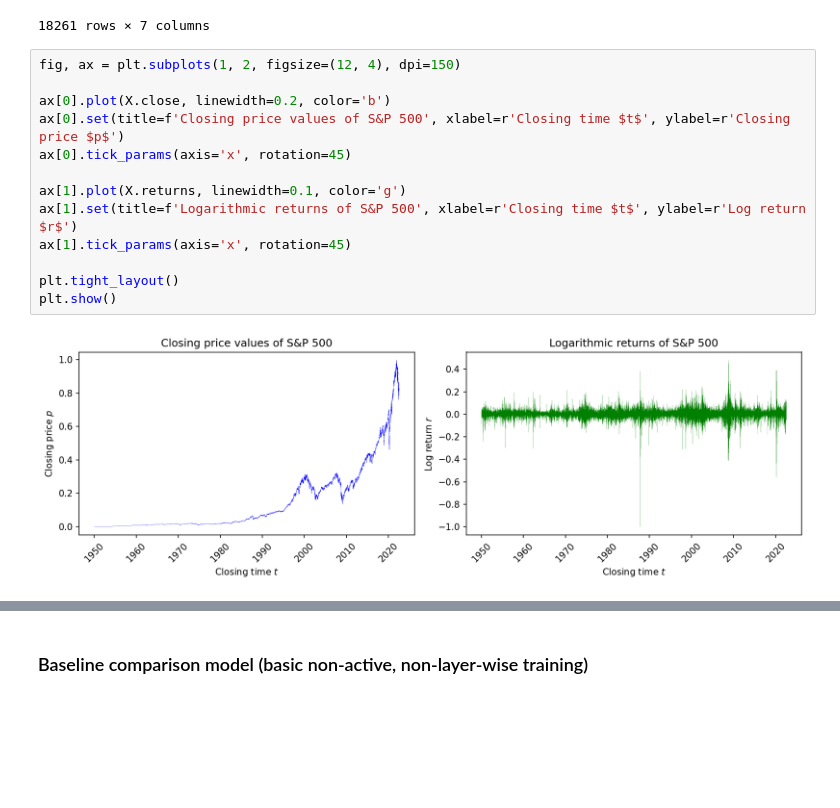
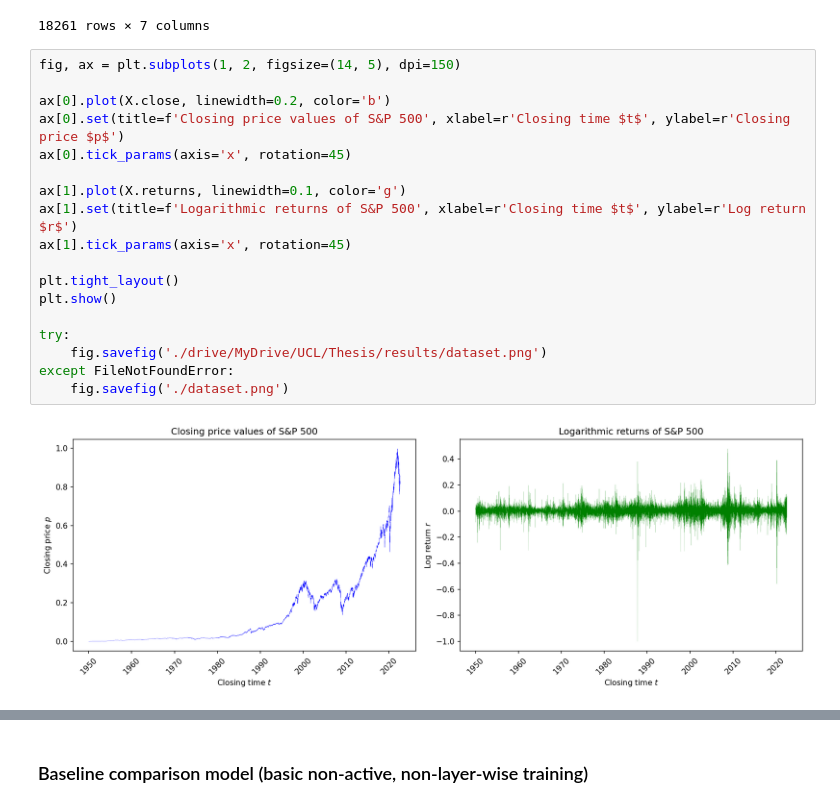
Before and after one commit to gittmp/efficient-deep-learning, a Jupyter notebook: Program/risk-forecasting.ipynb, the cells around one changed output, grey strips where cells are left out. Saved outputs shown, nothing was run; the diff lists cells and outputs as text; blank space fills up the shorter version.

```diff
--- a/Program/risk-forecasting.ipynb
+++ b/Program/risk-forecasting.ipynb
@@ -159,19 +161,24 @@ X
 | 2022-08-01 | 0.855942 | 0.855188 | 0.856735 | 0.853413 | 0.309027 | -0.012345 | 0.140913 |
 18261 rows × 7 columns
 # %%
-fig, ax = plt.subplots(1, 2, figsize=(12, 4), dpi=150)
+fig, ax = plt.subplots(1, 2, figsize=(14, 5), dpi=150)
 
 ax[0].plot(X.close, linewidth=0.2, color='b')
 ax[0].set(title=f'Closing price values of S&P 500', xlabel=r'Closing time $t$', ylabel=r'Closing price $p$')
 ax[0].tick_params(axis='x', rotation=45)
 
 ax[1].plot(X.returns, linewidth=0.1, color='g')
 ax[1].set(title=f'Logarithmic returns of S&P 500', xlabel=r'Closing time $t$', ylabel=r'Log return $r$')
 ax[1].tick_params(axis='x', rotation=45)
 
 plt.tight_layout()
 plt.show()
+
+try:
+    fig.savefig('./drive/MyDrive/UCL/Thesis/results/dataset.png')
+except FileNotFoundError:
+    fig.savefig('./dataset.png')
 # %% [output]
-[figure, old version]
+[figure, new version]
 # %%
 # plot computed volatility
```
Also changed, not shown: parts of 21 cells of this notebook, 2 other files.
